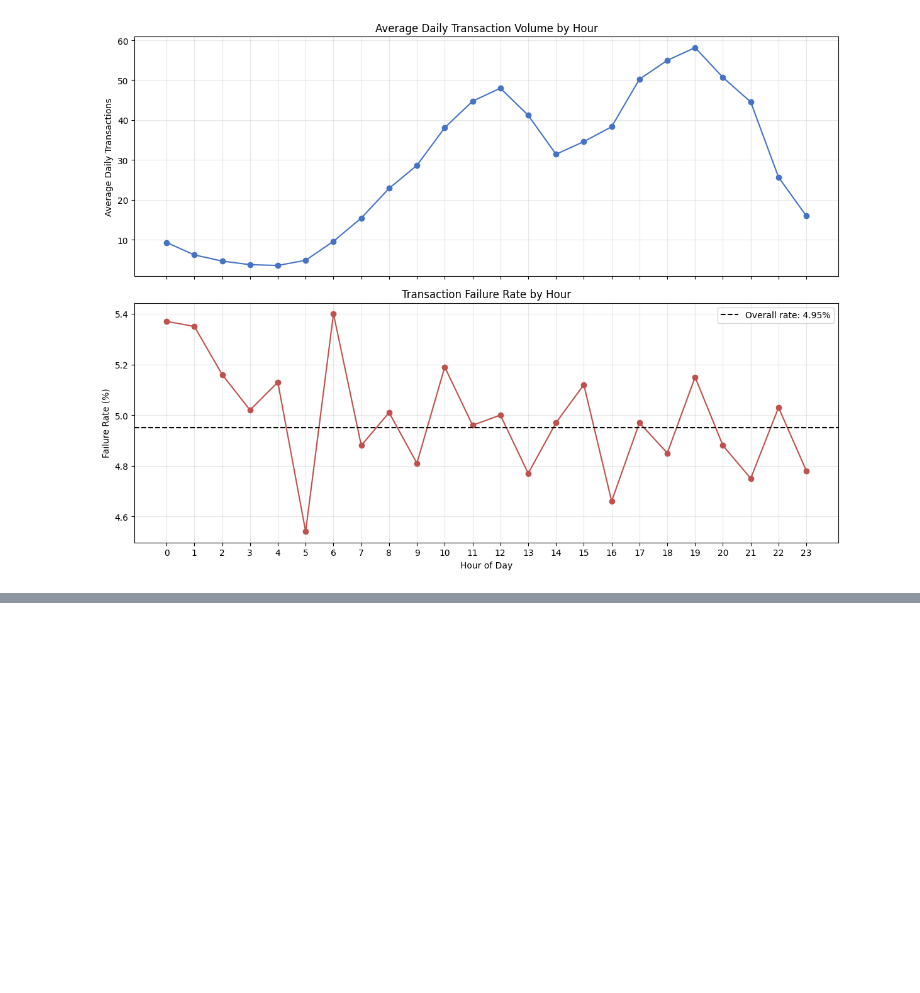
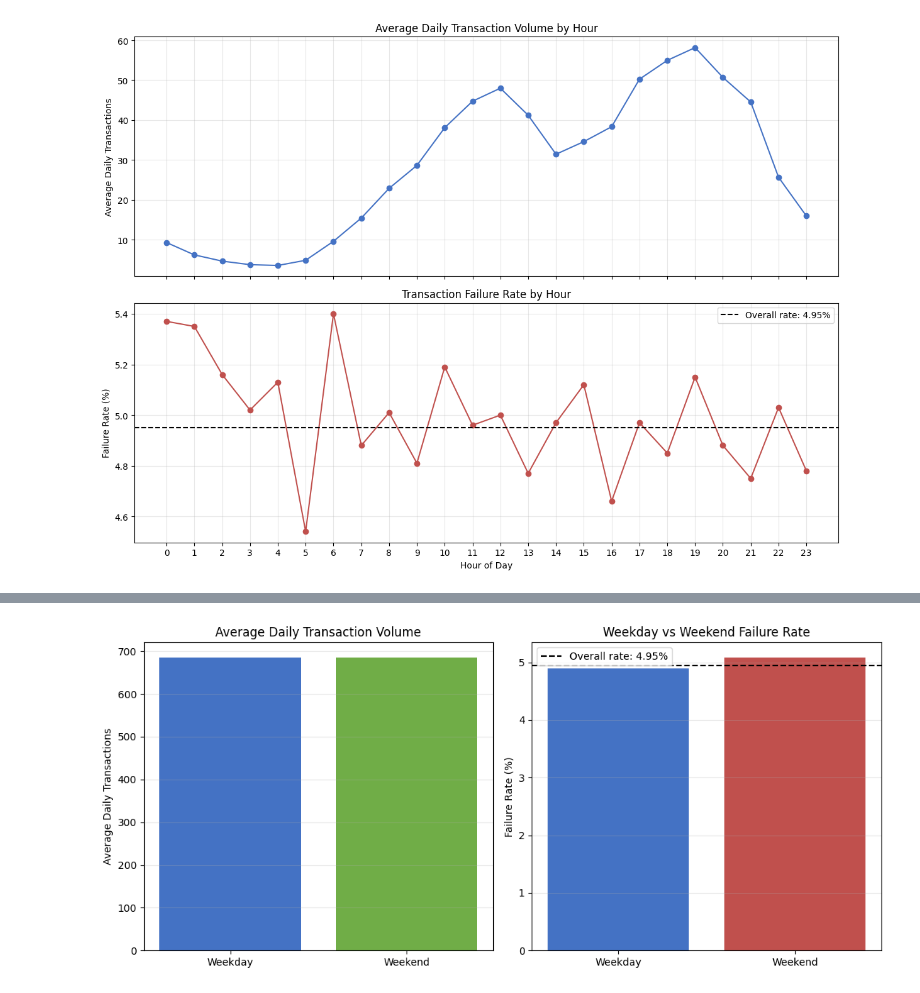
Before and after one commit to KaviyaVelmurugan/upi-transaction-intelligence-platform, a Jupyter notebook: notebooks/02_eda.ipynb, the cells around one changed output, grey strips where cells are left out. Cells and saved outputs as stored; diff of their text form; code cells hidden in the pictures; blank space fills up the shorter version.

Commit message:
Weekday vs weekend analysis

```diff
--- a/notebooks/02_eda.ipynb
+++ b/notebooks/02_eda.ipynb
@@ -2392,0 +2445,39 @@ plt.show()
+# %%
+fig, axes = plt.subplots(
+    1,
+    2,
+    figsize=(11, 5)
+)
+
+axes[0].bar(
+    weekend_performance["day_type"],
+    weekend_performance["average_daily_transactions"],
+    color=["#4472C4", "#70AD47"]
+)
+
+axes[0].set_title("Average Daily Transaction Volume")
+axes[0].set_ylabel("Average Daily Transactions")
+axes[0].grid(axis="y", alpha=0.3)
+
+axes[1].bar(
+    weekend_performance["day_type"],
+    weekend_performance["failure_rate_percentage"],
+    color=["#4472C4", "#C0504D"]
+)
+
+axes[1].axhline(
+    overall_failure_rate,
+    color="black",
+    linestyle="--",
+    label=f"Overall rate: {overall_failure_rate:.2f}%"
+)
+
+axes[1].set_title("Weekday vs Weekend Failure Rate")
+axes[1].set_ylabel("Failure Rate (%)")
+axes[1].legend()
+axes[1].grid(axis="y", alpha=0.3)
+
+plt.tight_layout()
+plt.show()
+# %% [output]
+[figure, added]
```
Also changed, not shown: parts of 2 cells of this notebook, 1 other file.
